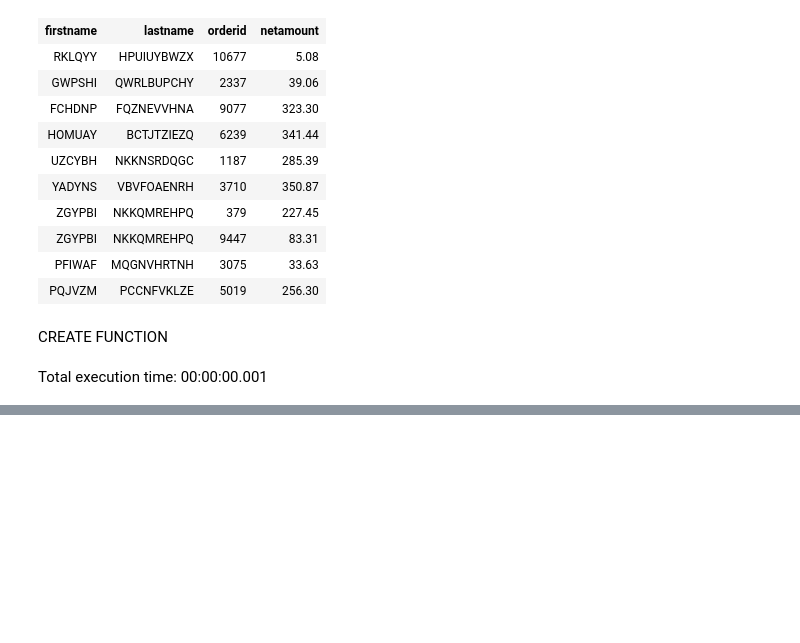
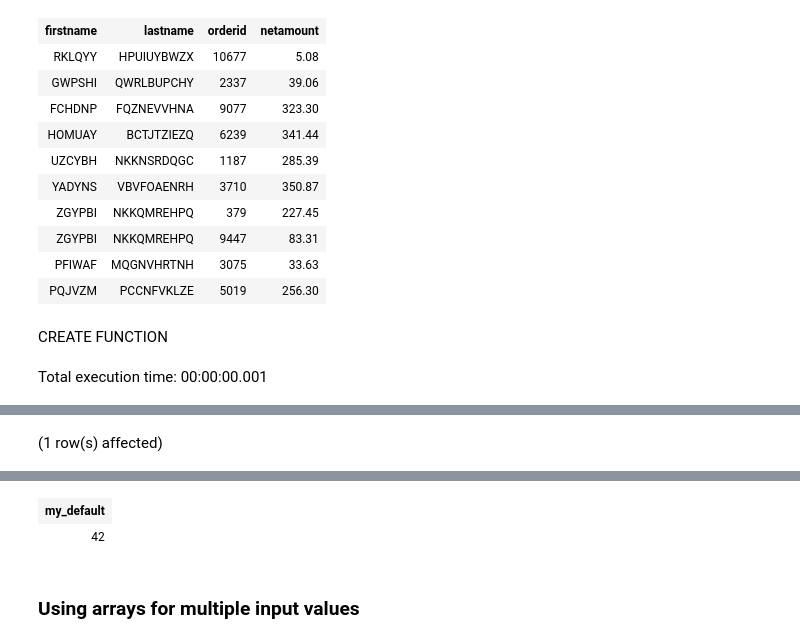
Before and after one commit to yaowenqiang/capturing_logic_with_custom_functions_in_postgresql, a Jupyter notebook: Notebook-1.ipynb, the cells around one changed output, grey strips where cells are left out. Saved outputs shown, nothing was run; the diff lists cells and outputs as text; code cells hidden in the pictures; blank space fills up the shorter version.

```diff
--- a/Notebook-1.ipynb
+++ b/Notebook-1.ipynb
@@ -160,0 +191,4 @@ Total execution time: 00:00:00.001
+# %%
+select my_default()
+# %% [output]
+(1 row(s) affected)
@@ -160,0 +196,4 @@ Total execution time: 00:00:00.001
+| my_default |
+| 42 |
+# %% [markdown]
+### Using arrays for multiple input values
```
Also changed, not shown: parts of 16 cells of this notebook.
